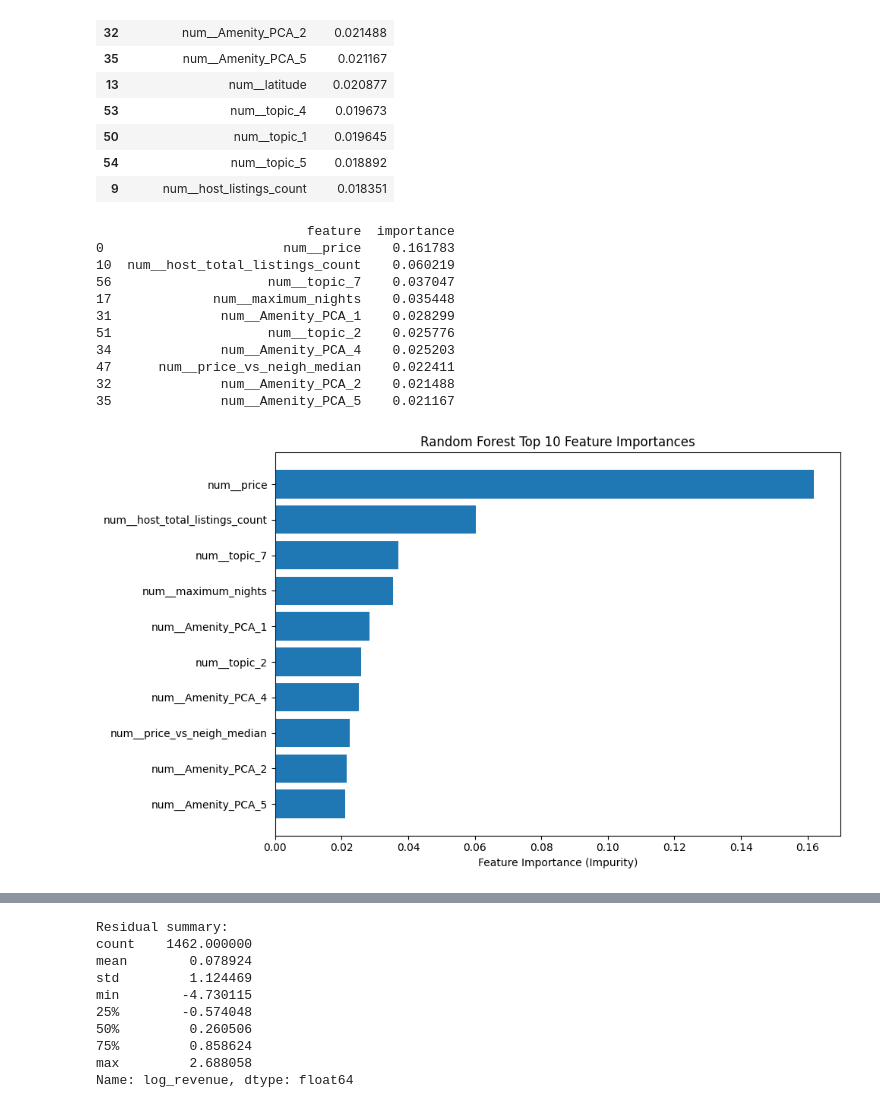
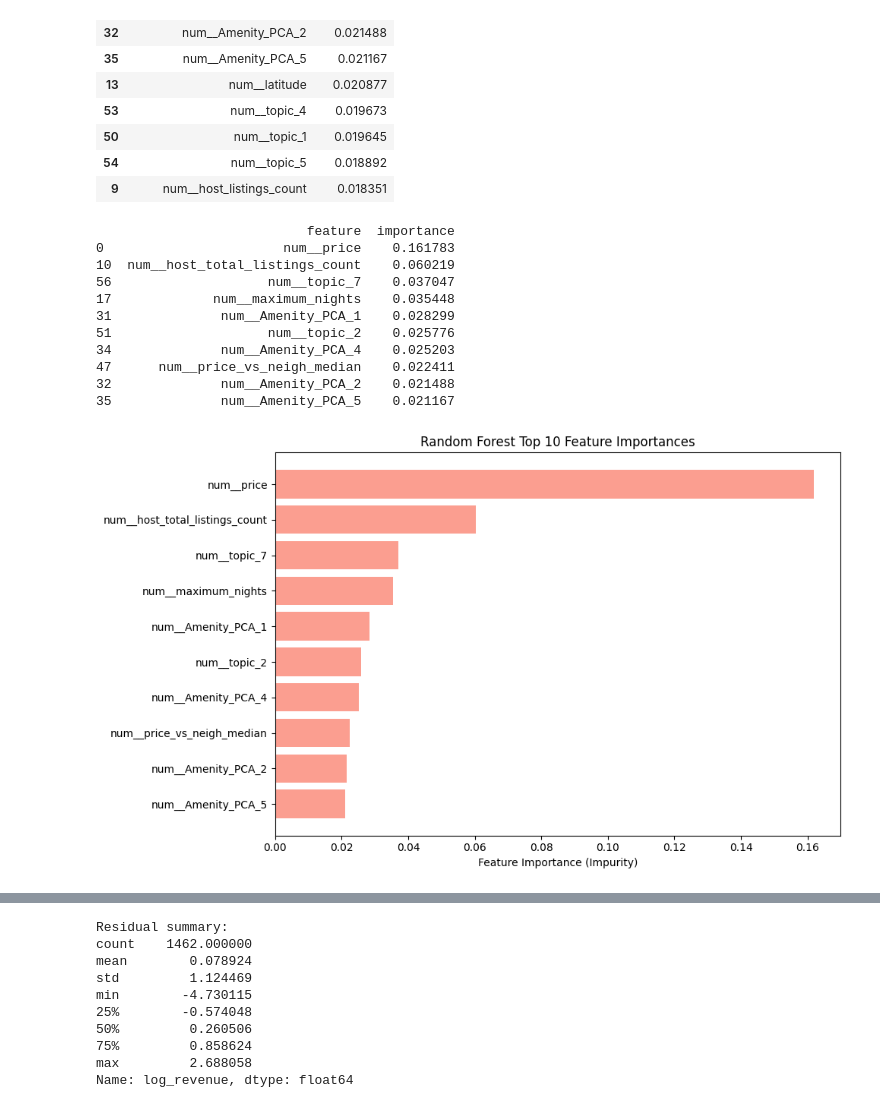
Before and after one commit to RyanChenJung/Airbnb-Renting-Optimizer, a Jupyter notebook: notebooks/ellie/revenue_modeling_advanced.ipynb, the cells around one changed output, grey strips where cells are left out. Cells and saved outputs as stored; diff of their text form; code cells hidden in the pictures.

```diff
--- a/notebooks/ellie/revenue_modeling_advanced.ipynb
+++ b/notebooks/ellie/revenue_modeling_advanced.ipynb
@@ -240,35 +240,36 @@ print(importance_df.head(10))
 plt.figure(figsize=(10, 6))
 plt.barh(
     importance_df["feature"].head(10)[::-1],
-    importance_df["importance"].head(10)[::-1]
+    importance_df["importance"].head(10)[::-1],
+    color='#fb9e90'
 )
 plt.xlabel("Feature Importance (Impurity)")
 plt.title("Random Forest Top 10 Feature Importances")
 plt.tight_layout()
 plt.show()
 
 # ── 2. SHAP ────────────────────────────────────────────────────────
 Xt = model.named_steps["preprocess"].transform(X_test)
 if issparse(Xt):
     Xt_dense = Xt.toarray().astype(float)
 else:
     Xt_dense = Xt.astype(float)
 
 rf_model = model.named_steps["model"]
 explainer = shap.TreeExplainer(rf_model)
 shap_values = explainer.shap_values(Xt_dense)
 
 shap.summary_plot(shap_values, Xt_dense, feature_names=feature_names)
 # %% [output]
                            feature  importance
 0                       num__price    0.161783
 10  num__host_total_listings_count    0.060219
 56                    num__topic_7    0.037047
 17             num__maximum_nights    0.035448
 31              num__Amenity_PCA_1    0.028299
 51                    num__topic_2    0.025776
 34              num__Amenity_PCA_4    0.025203
 47      num__price_vs_neigh_median    0.022411
 32              num__Amenity_PCA_2    0.021488
 35              num__Amenity_PCA_5    0.021167
-[figure, old version]
+[figure, new version]
```
Also changed, not shown: parts of 6 cells of this notebook.
